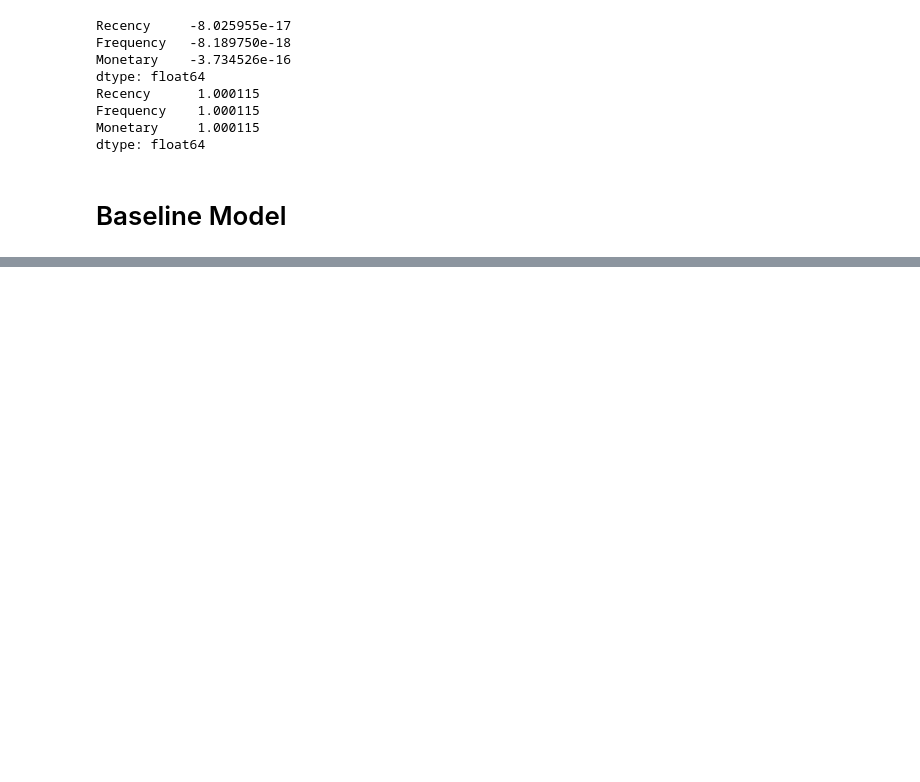
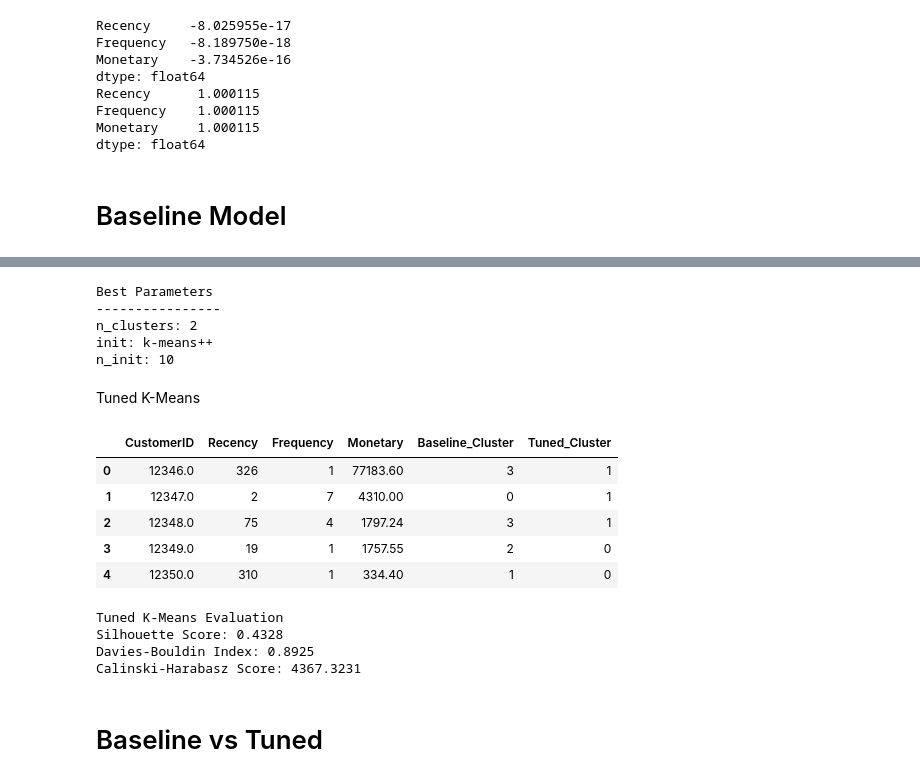
Before and after one commit to greeshavaishnavi09/E-Commerce_Customer_Segmentation, a Jupyter notebook: research/05_k_means.ipynb, the cells around one changed output, grey strips where cells are left out. Cells and saved outputs as stored; diff of their text form; code cells hidden in the pictures; blank space fills up the shorter version.

```diff
--- a/research/05_k_means.ipynb
+++ b/research/05_k_means.ipynb
@@ -306,0 +422,9 @@ Name: proportion, dtype: float64
+# %%
+# Get best K-Means configuration
+
+best_result = tuning_results_df.sort_values(
+    "silhouette_score",
+    ascending=False
+).iloc[0]
+
+best_result
@@ -306,0 +440,42 @@ Name: proportion, dtype: float64
+# %%
+# Display best parameters
+
+print("Best Parameters")
+print("----------------")
+print("n_clusters:", int(best_result["n_clusters"]))
+print("init:", best_result["init"])
+print("n_init:", int(best_result["n_init"]))
+# %% [output]
+Best Parameters
+----------------
+n_clusters: 2
+init: k-means++
+n_init: 10
+# %% [markdown]
+ Tuned K-Means
+# %%
+# Create tuned K-Means model
+
+tuned_kmeans = KMeans(
+    n_clusters=int(best_result["n_clusters"]),
+    init=best_result["init"],
+    n_init=int(best_result["n_init"]),
+    random_state=42
+)
+# %%
+# Train tuned K-Means model
+
+tuned_labels = tuned_kmeans.fit_predict(X_scaled)
+# %%
+# Add tuned cluster labels
+
+rfm["Tuned_Cluster"] = tuned_labels
+
+rfm.head()
+# %% [output]
+|  | CustomerID | Recency | Frequency | Monetary | Baseline_Cluster | Tuned_Cluster |
+| 0 | 12346.0 | 326 | 1 | 77183.60 | 3 | 1 |
+| 1 | 12347.0 | 2 | 7 | 4310.00 | 0 | 1 |
+| 2 | 12348.0 | 75 | 4 | 1797.24 | 3 | 1 |
+| 3 | 12349.0 | 19 | 1 | 1757.55 | 2 | 0 |
+| 4 | 12350.0 | 310 | 1 | 334.40 | 1 | 0 |
@@ -306,0 +499,14 @@ Name: proportion, dtype: float64
+# %%
+# Print tuned evaluation results
+
+print("Tuned K-Means Evaluation")
+print(f"Silhouette Score: {tuned_silhouette:.4f}")
+print(f"Davies-Bouldin Index: {tuned_davies_bouldin:.4f}")
+print(f"Calinski-Harabasz Score: {tuned_calinski:.4f}")
+# %% [output]
+Tuned K-Means Evaluation
+Silhouette Score: 0.4328
+Davies-Bouldin Index: 0.8925
+Calinski-Harabasz Score: 4367.3231
+# %% [markdown]
+# Baseline vs Tuned
```
Also changed, not shown: parts of 53 cells of this notebook.
